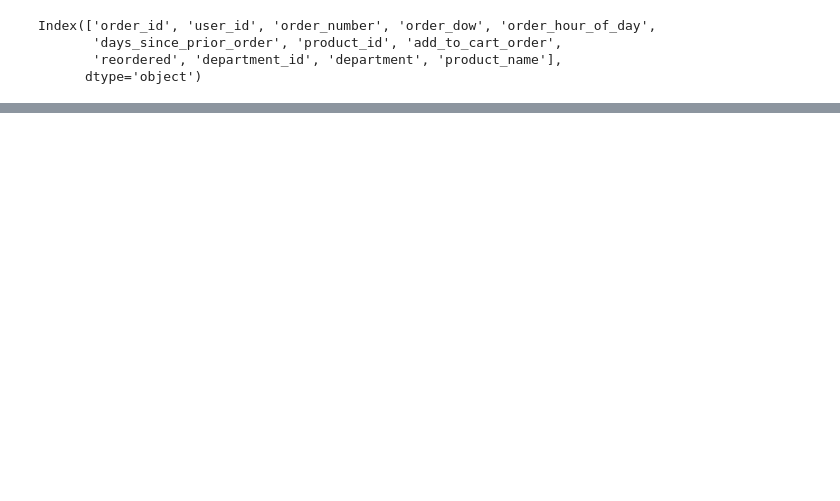
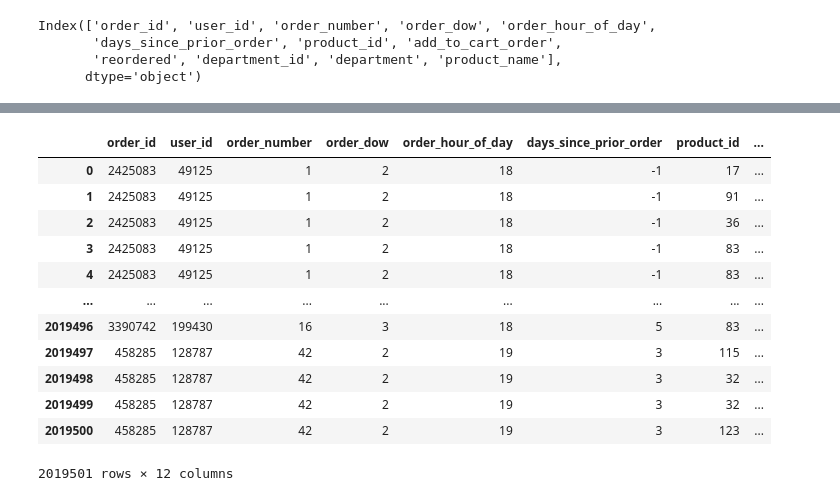
Before and after one commit to Rupesh707/Think-Tank-Case-Study, a Jupyter notebook: EDA.ipynb, the cells around one changed output, grey strips where cells are left out. Cells and saved outputs as stored; diff of their text form; code cells hidden in the pictures; blank space fills up the shorter version.

Commit message:
User Story

```diff
--- a/EDA.ipynb
+++ b/EDA.ipynb
@@ -186,0 +215,16 @@ for f in features:
+# %%
+cs1
+# %% [output]
+|  | order_id | user_id | order_number | order_dow | order_hour_of_day | days_since_prior_order | product_id | ... |
+| 0 | 2425083 | 49125 | 1 | 2 | 18 | -1 | 17 | ... |
+| 1 | 2425083 | 49125 | 1 | 2 | 18 | -1 | 91 | ... |
+| 2 | 2425083 | 49125 | 1 | 2 | 18 | -1 | 36 | ... |
+| 3 | 2425083 | 49125 | 1 | 2 | 18 | -1 | 83 | ... |
+| 4 | 2425083 | 49125 | 1 | 2 | 18 | -1 | 83 | ... |
+| ... | ... | ... | ... | ... | ... | ... | ... | ... |
+| 2019496 | 3390742 | 199430 | 16 | 3 | 18 | 5 | 83 | ... |
+| 2019497 | 458285 | 128787 | 42 | 2 | 19 | 3 | 115 | ... |
+| 2019498 | 458285 | 128787 | 42 | 2 | 19 | 3 | 32 | ... |
+| 2019499 | 458285 | 128787 | 42 | 2 | 19 | 3 | 32 | ... |
+| 2019500 | 458285 | 128787 | 42 | 2 | 19 | 3 | 123 | ... |
+2019501 rows × 12 columns
```
Also changed, not shown: parts of 34 cells of this notebook, 2 other files.
